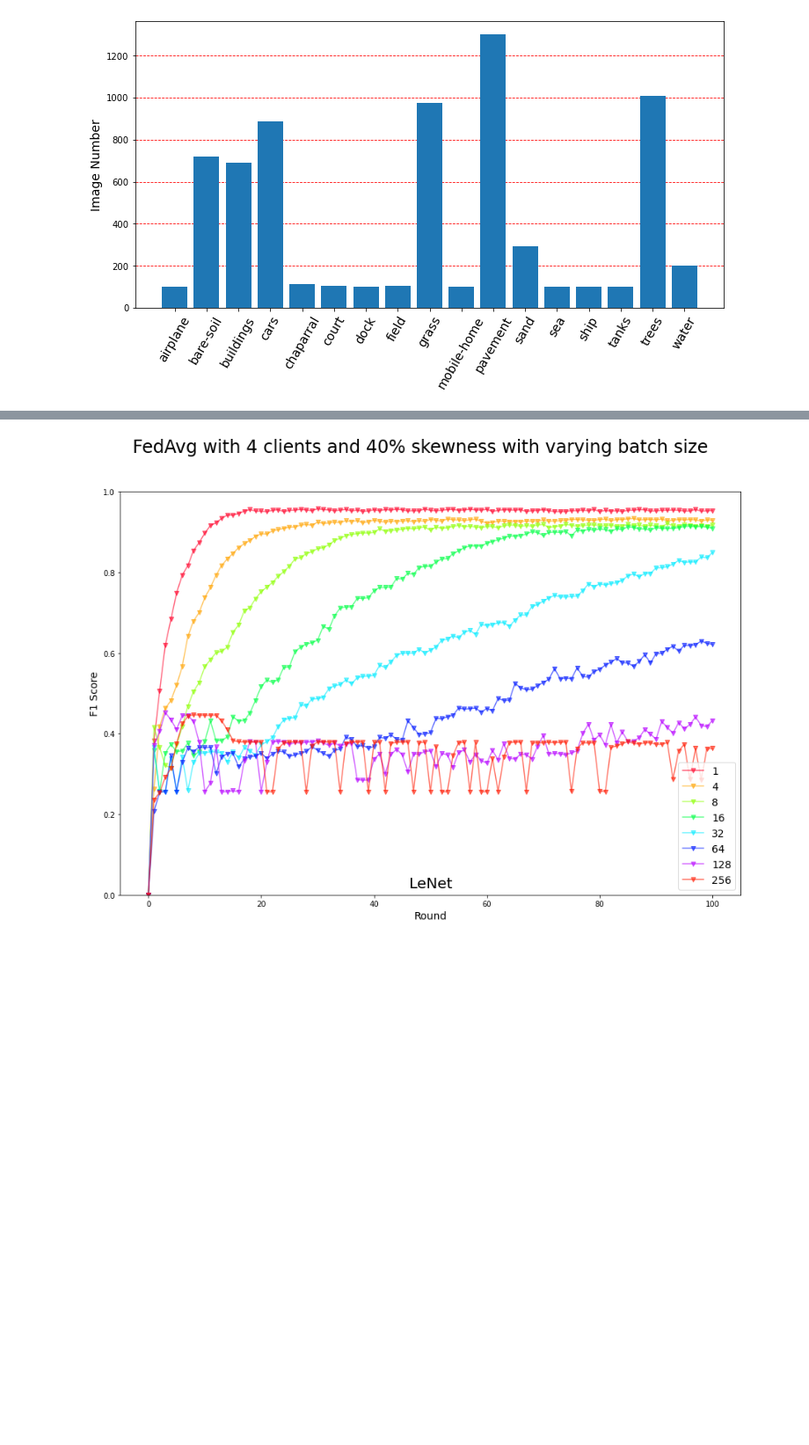
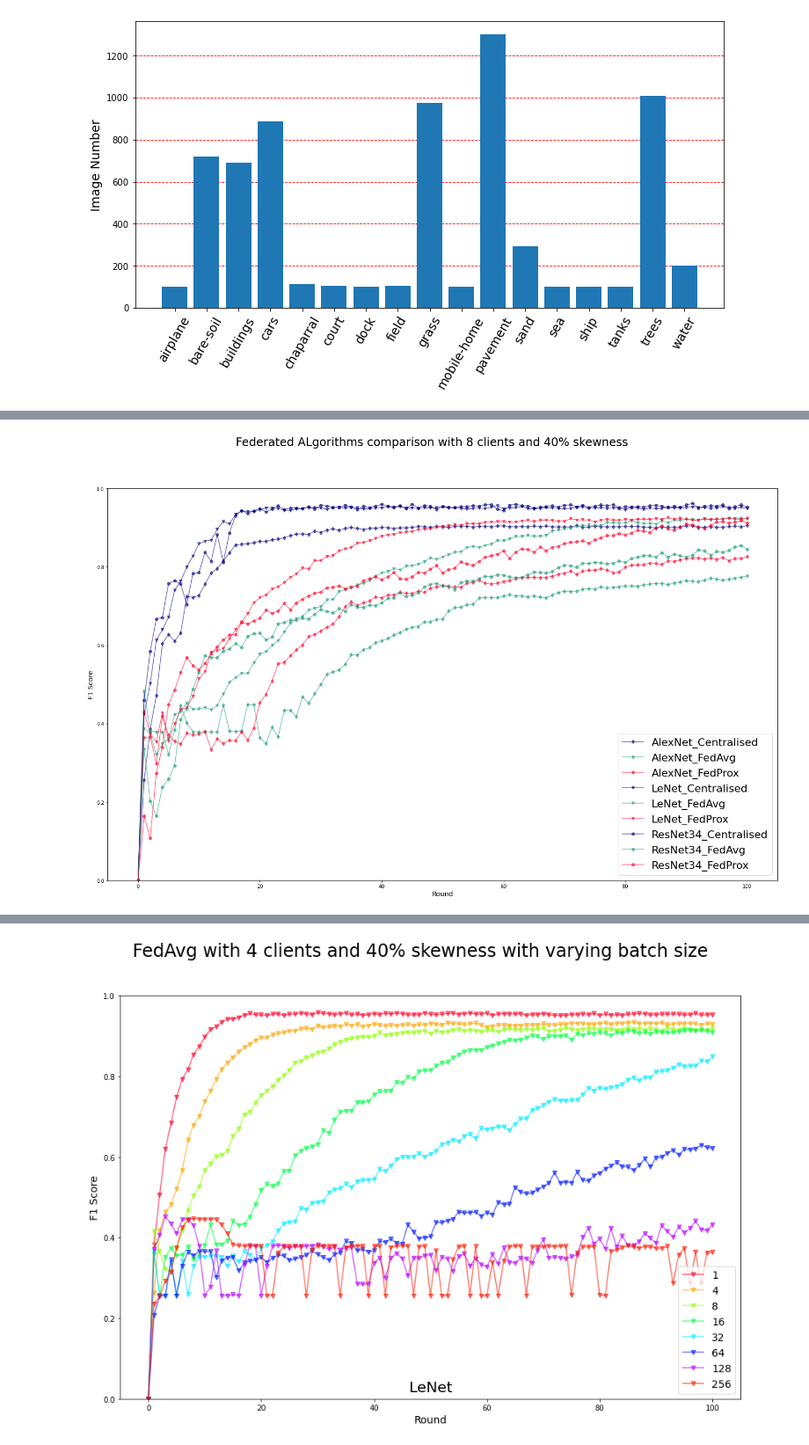
Before and after one commit to anandcu3/Federated-Learning-for-Remote-Sensing, a Jupyter notebook: the new plots notebook.ipynb, the cells around one changed output, grey strips where cells are left out. Shown at 88% size. Cells and saved outputs as stored; diff of their text form; code cells hidden in the pictures; blank space fills up the shorter version.

```diff
--- a/the new plots notebook.ipynb
+++ b/the new plots notebook.ipynb
@@ -190,3 +219,25 @@ plot_curves(fedprox_results, ax[2], 'FedProx', 0, 1, "F1 Score")
+# %%
+fig, ax = plt.subplots(figsize=(25,15))
+fig.suptitle("Federated ALgorithms comparison with 8 clients and 40% skewness", fontsize=24)
+results ={
+    #"AlexNetBSP" : np.genfromtxt('cfrac_results/BSP_CNN_alexnet_clients_8_skew_40_smallskew_True_epochs_100_cepochs_5_cfrac_0.75_bs_4_22_02_22_27.csv',delimiter=',')[2,:],
+    #"LeNetBSP" : np.genfromtxt('cfrac_results/BSP_CNN_lenet_clients_8_skew_40_smallskew_True_epochs_100_cepochs_5_cfrac_0.75_bs_4_22_02_15_49.csv',delimiter=',')[2,:],
+    #         "ResNet34BSP" : np.genfromtxt('cfrac_results/BSP_CNN_resnet34_clients_8_skew_40_smallskew_True_epochs_100_cepochs_5_cfrac_0.75_bs_4_22_02_18_45.csv',delimiter=',')[2,:],
+    "AlexNet_Centralised": np.genfromtxt('centralised_runs/Centralised_CNN_alexnet_bs_4_epochs_100_01_03_17_42.csv',delimiter=',')[2,:],
+    "AlexNet_FedAvg": np.genfromtxt('cfrac_results/FedAvg_CNN_alexnet_clients_8_skew_40_smallskew_True_epochs_100_cepochs_5_cfrac_0.5_bs_4_23_02_07_50.csv',delimiter=',')[2,:],
+    "AlexNet_FedProx": np.genfromtxt('FedProx_runs/FedProx_CNN_alexnet_clients_8_skew_40_smallskew_True_epochs_100_cepochs_5_cfrac_0.75_bs_4_24_02_09_18.csv',delimiter=',')[2,:],
+    "LeNet_Centralised": np.genfromtxt('centralised_runs/Centralised_CNN_lenet_bs_4_epochs_100_01_03_16_11.csv',delimiter=',')[2,:],
+    "LeNet_FedAvg": np.genfromtxt('cfrac_results/FedAvg_CNN_lenet_clients_8_skew_40_smallskew_True_epochs_100_cepochs_5_cfrac_0.5_bs_4_22_02_18_03.csv',delimiter=',')[2,:],
+    "LeNet_FedProx": np.genfromtxt('FedProx_runs/FedProx_CNN_lenet_clients_8_skew_40_smallskew_True_epochs_100_cepochs_5_cfrac_0.75_bs_4_24_02_03_39.csv',delimiter=',')[2,:],
+    "ResNet34_Centralised": np.genfromtxt('centralised_runs/Centralised_CNN_resnet34_bs_4_epochs_100_01_03_17_06.csv',delimiter=',')[2,:],
+    "ResNet34_FedAvg": np.genfromtxt('cfrac_results/FedAvg_CNN_resnet34_clients_8_skew_40_smallskew_True_epochs_100_cepochs_5_cfrac_0.5_bs_4_22_02_23_38.csv',delimiter=',')[2,:],
+    "ResNet34_FedProx": np.genfromtxt('FedProx_runs/FedProx_CNN_resnet34_clients_8_skew_40_smallskew_True_epochs_100_cepochs_5_cfrac_0.75_bs_4_24_02_07_17.csv',delimiter=',')[2,:],
+    }
+
+restart_colors()
+plot_curves(results, ax, ' ', 0, 1, "F1 Score",True,22)
+# %% [output]
+[figure, added]
 # %%
 restart_colors()
 
```
Also changed, not shown: parts of 5 cells of this notebook.
